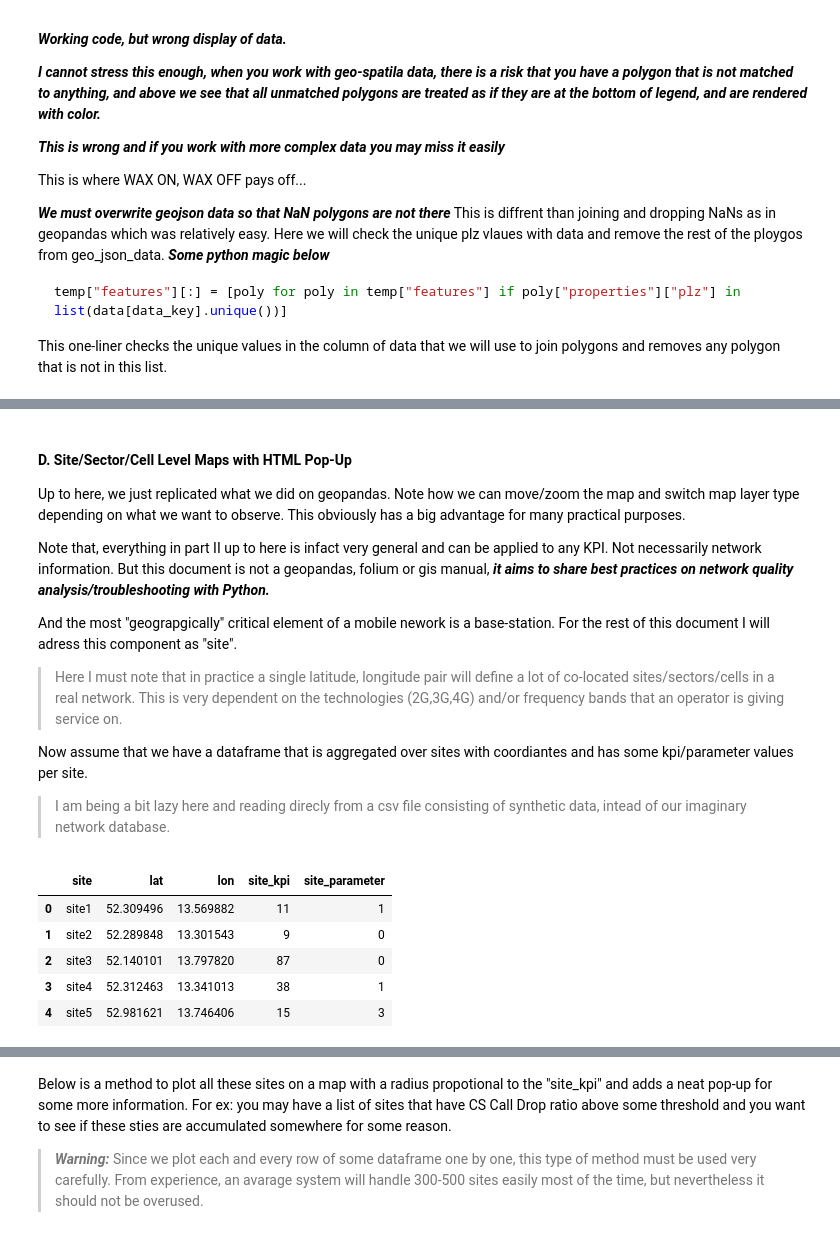
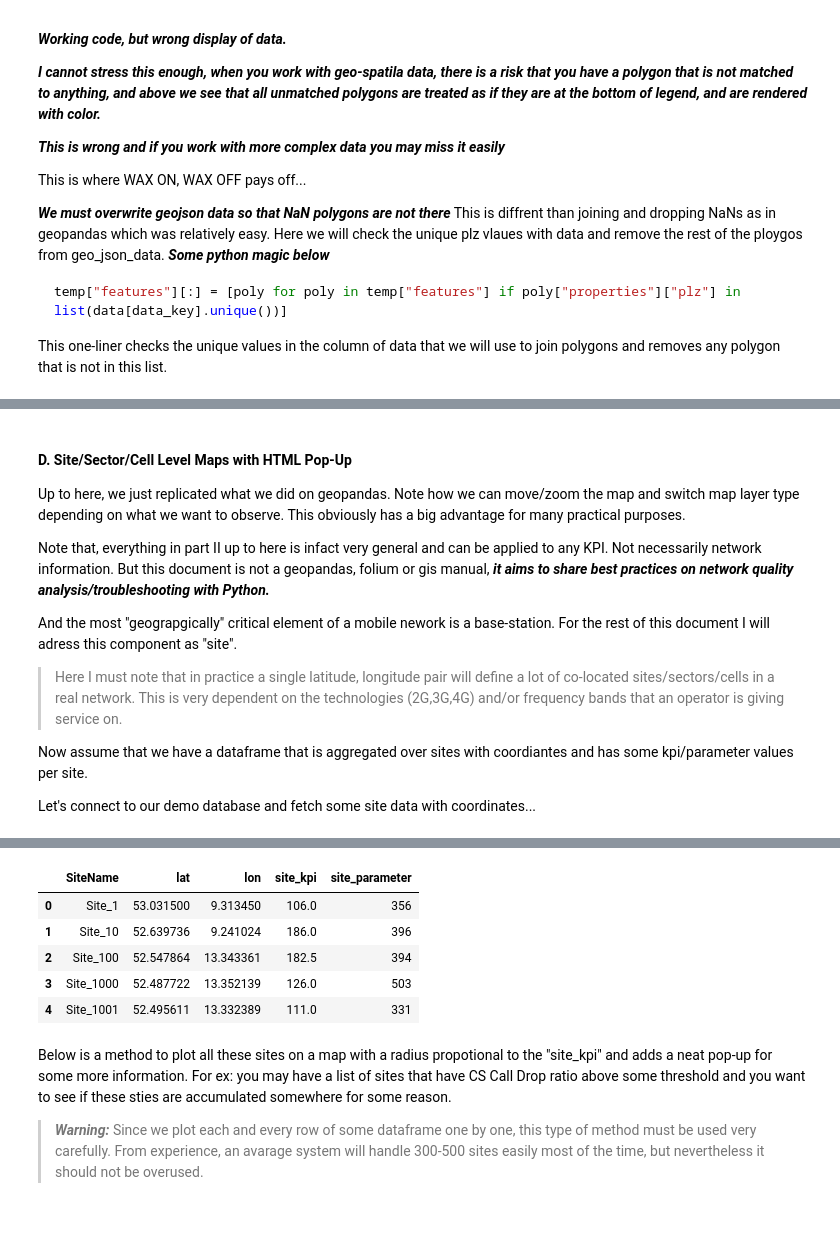
Before and after one commit to capwinters/networkcon, a Jupyter notebook: map.ipynb, the cells around one changed output, grey strips where cells are left out. Saved outputs shown, nothing was run; the diff lists cells and outputs as text; code cells hidden in the pictures.

```diff
--- a/map.ipynb
+++ b/map.ipynb
@@ -423,6 +431,8 @@ m
 # %% [output]
 [interactive output not drawn]
 # %% [markdown]
+<a id="SiteLevelMaps"></a>
+
 #### D. Site/Sector/Cell Level Maps with HTML Pop-Up
 
 Up to here, we just replicated what we did on geopandas. Note how we can move/zoom the map and switch map layer type depending on what we want to observe. This obviously has a big advantage for many practical purposes.
@@ -435,14 +445,13 @@ And the most "geograpgically" critical element of a mobile nework is a base-stat
 
 Now assume that we have a dataframe that is aggregated over sites with coordiantes and has some kpi/parameter values per site.
 
-> I am being a bit lazy here and reading direcly from a csv file consisting of synthetic data, intead of our imaginary network database.
+Let's connect to our demo database and fetch some site data with coordinates...
-# %%
-site = pd.read_csv("site.csv")
-site.head()
-# %% [output]
-|  | site | lat | lon | site_kpi | site_parameter |
-| 0 | site1 | 52.309496 | 13.569882 | 11 | 1 |
-| 1 | site2 | 52.289848 | 13.301543 | 9 | 0 |
-| 2 | site3 | 52.140101 | 13.797820 | 87 | 0 |
-| 3 | site4 | 52.312463 | 13.341013 | 38 | 1 |
-| 4 | site5 | 52.981621 | 13.746406 | 15 | 3 |
+# %%
+from networklib import networkcon
+
+nw = networkcon.networkcon("database/network.db")
+nw.connect()
+
+site=nw.get_simple("site_query.sql")
+site.head()
+# %% [output]
@@ -449,3 +461,9 @@ site.head()
+|  | SiteName | lat | lon | site_kpi | site_parameter |
+| 0 | Site_1 | 53.031500 | 9.313450 | 106.0 | 356 |
+| 1 | Site_10 | 52.639736 | 9.241024 | 186.0 | 396 |
+| 2 | Site_100 | 52.547864 | 13.343361 | 182.5 | 394 |
+| 3 | Site_1000 | 52.487722 | 13.352139 | 126.0 | 503 |
+| 4 | Site_1001 | 52.495611 | 13.332389 | 111.0 | 331 |
 # %% [markdown]
 Below is a method to plot all these sites on a map with a radius propotional to the "site_kpi" and adds a neat pop-up for some more information. For ex: you may have a list of sites that have CS Call Drop ratio above some threshold and you want to see if these sties are accumulated somewhere for some reason.
 
```
Also changed, not shown: parts of 11 cells of this notebook, 10 other files.
